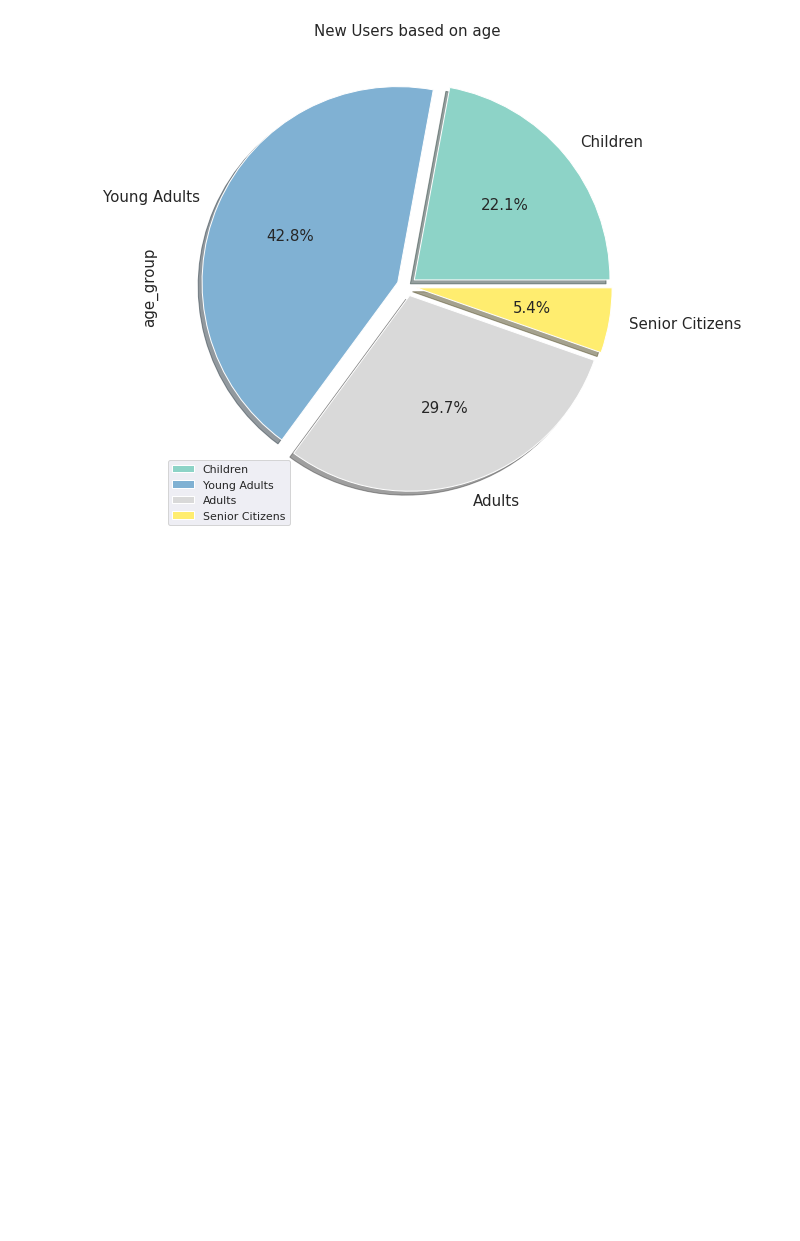
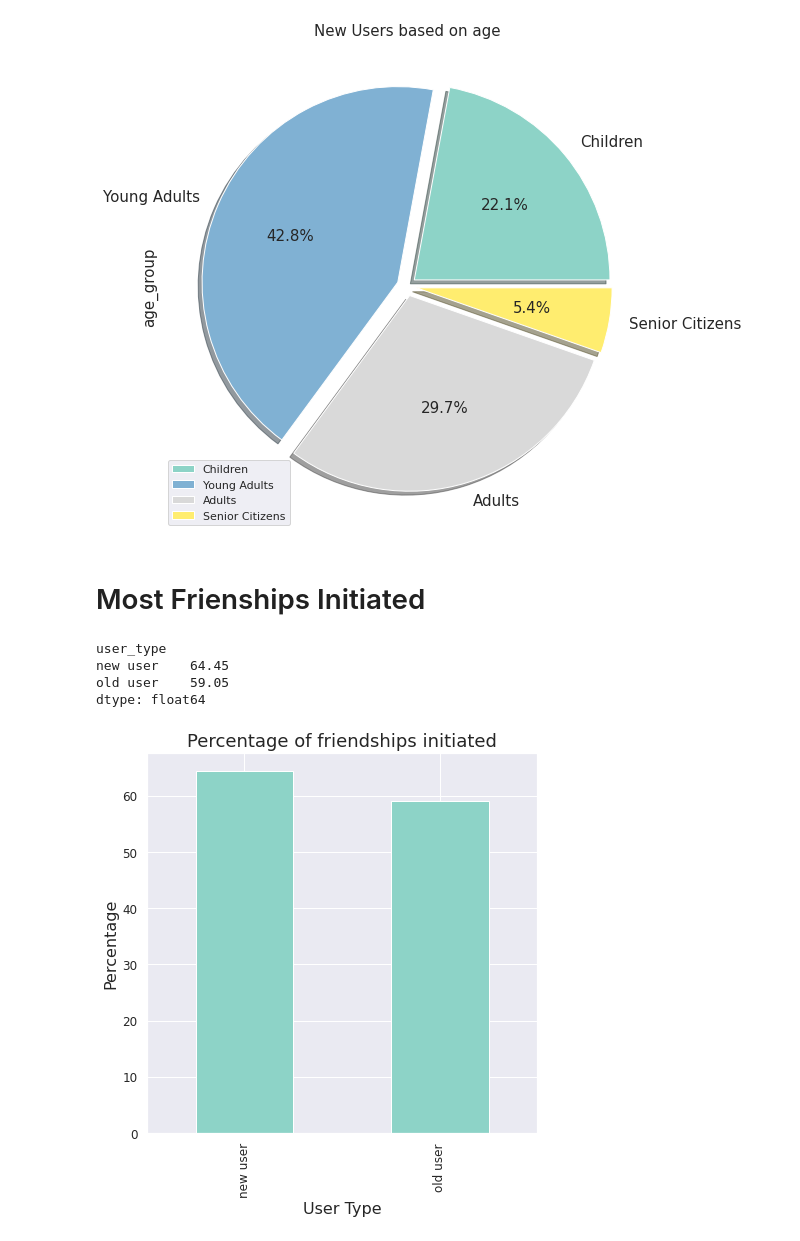
Before and after one commit to hasanfarhan33/colabCodes, a Jupyter notebook: Facebook_Data_Analysis.ipynb, the cells around one changed output. Cells and saved outputs as stored; diff of their text form; code cells hidden in the pictures; blank space fills up the shorter version.

```diff
--- a/Facebook_Data_Analysis.ipynb
+++ b/Facebook_Data_Analysis.ipynb
@@ -549,3 +559,23 @@ plt.ylabel("age_group", fontsize = 15)
 # %% [output]
 Text(0, 0.5, 'age_group')
 [figure]
+# %% [markdown]
+# Most Frienships Initiated
+# %%
+z=data.groupby('user_type').apply(lambda x: x['friendships_initiated'].sum()/x['friend_count'].sum())
+per_frienships_initiated=round(z*100,2)
+per_frienships_initiated
+# %% [output]
+user_type
+new user    64.45
+old user    59.05
+dtype: float64
+# %%
+plt.figure(figsize=(7,7))
+per_frienships_initiated.plot(kind='bar',fontsize=12, cmap = "Set3")
+plt.title('Percentage of friendships initiated',fontsize=18)
+plt.ylabel('Percentage',fontsize=16)
+plt.xlabel('User Type',fontsize=16)
+plt.show()
+# %% [output]
+[figure, added]
```
Also changed, not shown: parts of 18 cells of this notebook.
